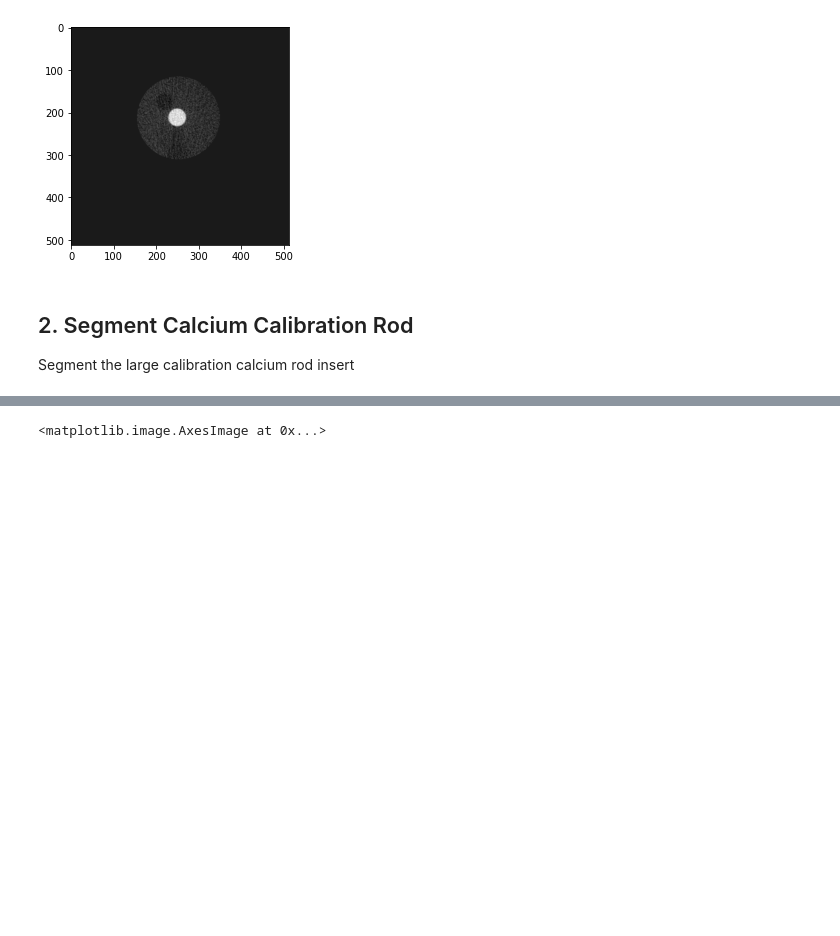
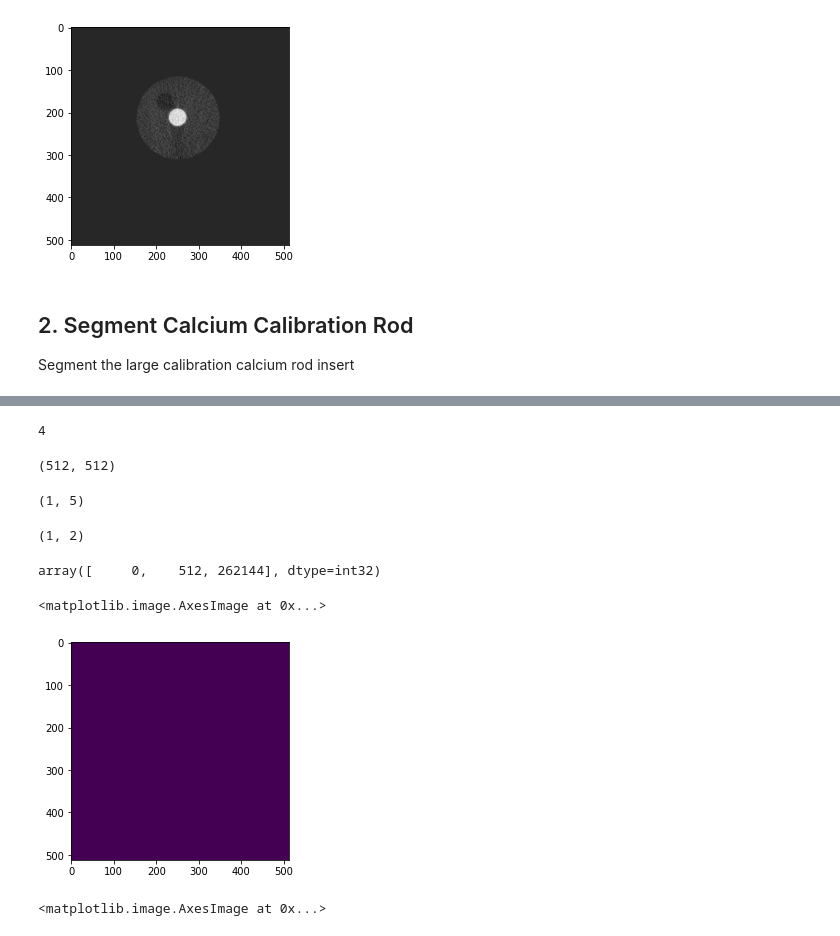
Before and after one commit to MolloiLab/CAC-stanford-data, a Jupyter notebook: python/segmentation/segmentation.ipynb, the cells around one changed output, grey strips where cells are left out. Cells and saved outputs as stored; diff of their text form; code cells hidden in the pictures; blank space fills up the shorter version.

Commit message:
update with ImageComponentAnalysis
Need info about the connected components, like area of each connected component, center of each, etc

```diff
--- a/python/segmentation/segmentation.ipynb
+++ b/python/segmentation/segmentation.ipynb
@@ -254,7 +254,7 @@ def dcm_masked(array_used = None, radius_val = 95, slice_used_center = None):
 # %% [markdown]
 ### CCI_calcium_image
 # %%
-def CCI_calcium_image():
+def CCI_calcium_image(calcium_threshold=130, comp_connect=4):
     # threshold array according to calcium_threshold
     # simultaneously make image binary
     array = dcm_array.copy()
@@ -278,10 +278,15 @@ def CCI_calcium_image():
     large_index = []
     cal_rod_dict = {}
     for idx in range(array.shape[2]):
+        print("idx: ", idx)
         array_filtered = scipy.signal.medfilt2d(array[:,:,idx], image_kernel)
         output = cv2.connectedComponentsWithStats(array_filtered, comp_connect, cv2.CV_32S)
         count_5mm = 0
         for index in range(1,output[0]):
+            print("index:", index)
+            print("output[2][index][4] AREA?: ", output[2][index][4])
+            print("output[3][index][1] CENTER-Y: ", int(output[3][index][1]))
+            print("output[3][index][0] CENTER-X: ", int(output[3][index][0]))
             if output[2][index][4] in range(int(CCI_5mm_num_pixels * 0.6),\
                      int(CCI_5mm_num_pixels * 1.5)):
                 count_5mm += 1
@@ -404,7 +409,7 @@ def CCI_calcium_image():
 
     cal_rod_slice = slice_CCI + (flipped * int(30 / header.SliceThickness))
 
-    return calcium_image, slice_CCI, quality_slice, cal_rod_slice, flipped
+    return calcium_image, slice_CCI, quality_slice, cal_rod_slice, flipped, output
 # %%
 def calc_centers(output, tmp_center, CCI_array):
     sizes = []
@@ -679,2 +678,2 @@ comp_connect = 4
 # %%
-calcium_image, CCI_slice, quality_slice, cal_rod_slice, flipped = CCI_calcium_image()
+calcium_image, CCI_slice, quality_slice, cal_rod_slice, flipped, output = CCI_calcium_image(calcium_threshold=130, comp_connect=4)
@@ -681,3 +715,28 @@ calcium_image, CCI_slice, quality_slice, cal_rod_slice, flipped = CCI_calcium_im
+# %%
+len(output)
+# %% [output]
+4
+# %%
+output[1].shape
+# %% [output]
+(512, 512)
+# %%
+output[2].shape
+# %% [output]
+(1, 5)
+# %%
+output[3].shape
+# %% [output]
+(1, 2)
+# %%
+np.unique(output[2])
+# %% [output]
+array([     0,    512, 262144], dtype=int32)
+# %%
+plt.imshow(output[1])
+# %% [output]
+<matplotlib.image.AxesImage at 0x...>
+[figure, added]
 # %%
 plt.imshow(calcium_image[:,:,10], cmap='gray')
 # %% [output]
```
Also changed, not shown: parts of 7 cells of this notebook, 1 other file.
